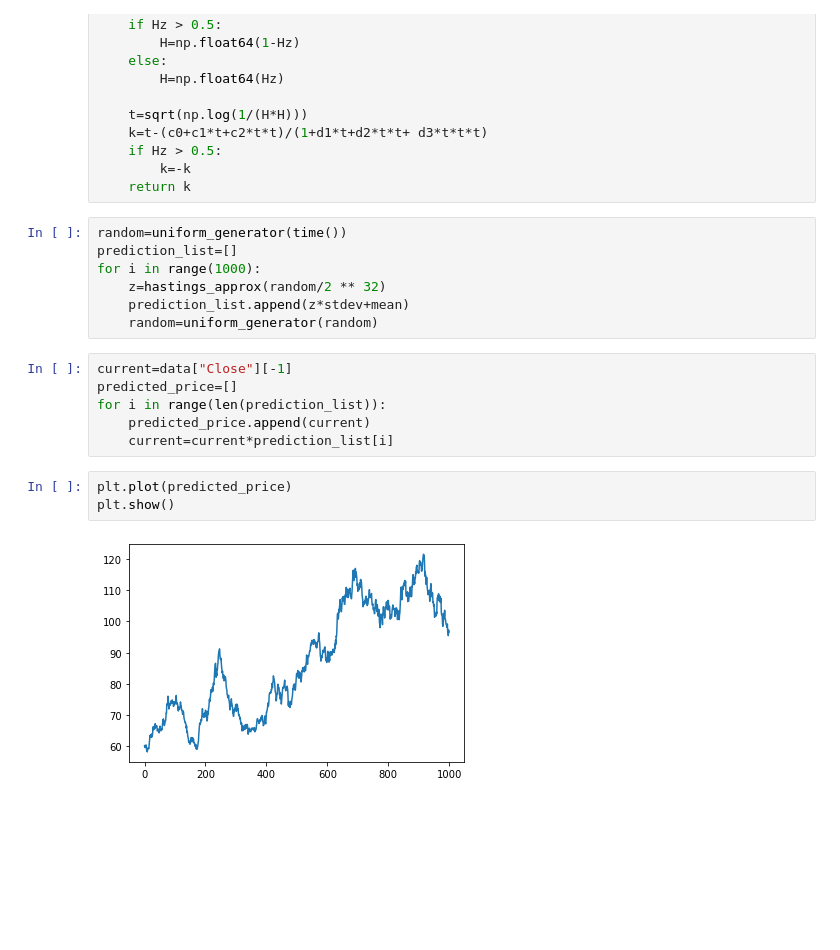
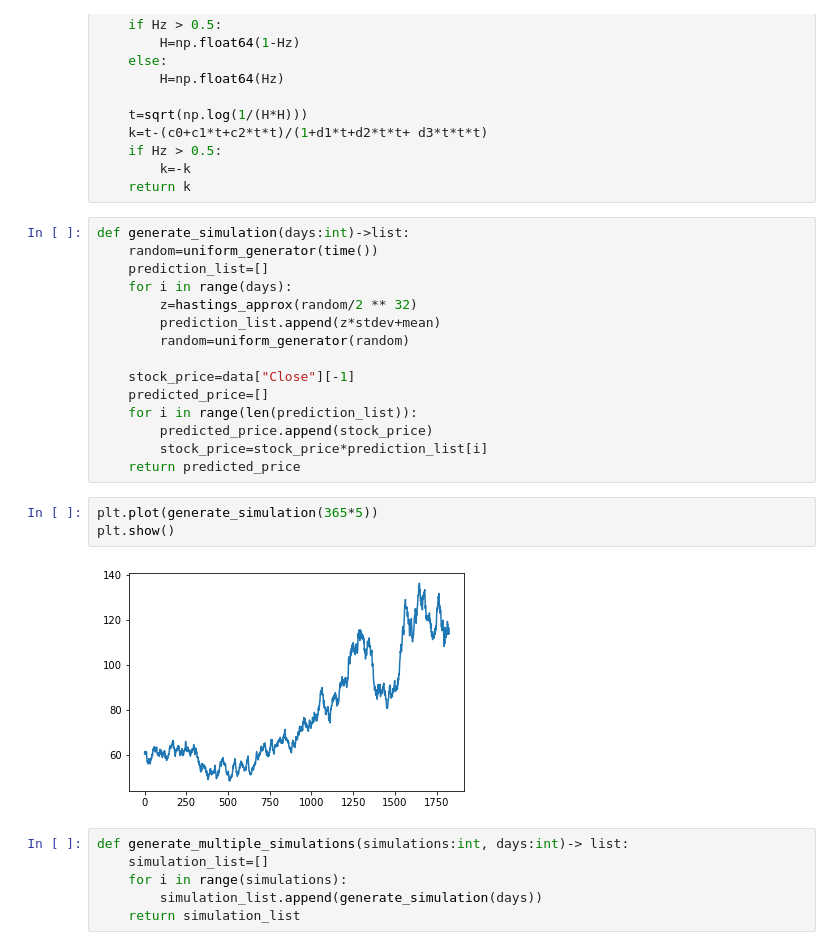
Before and after one commit to Borna2803/Monte_Carlo, a Jupyter notebook: monte_carlo.ipynb, the cells around one changed output. Drawn from its saved outputs; the diff is of its cells as text; blank space fills up the shorter version.

Commit message:
multiple simulations added

```diff
--- a/monte_carlo.ipynb
+++ b/monte_carlo.ipynb
@@ -45,20 +45,28 @@ def hastings_approx(u:float)->int:
         k=-k
     return k
 # %%
-random=uniform_generator(time())
-prediction_list=[]
-for i in range(1000):
-    z=hastings_approx(random/2 ** 32)
-    prediction_list.append(z*stdev+mean)
-    random=uniform_generator(random)
+def generate_simulation(days:int)->list:
+    random=uniform_generator(time())
+    prediction_list=[]
+    for i in range(days):
+        z=hastings_approx(random/2 ** 32)
+        prediction_list.append(z*stdev+mean)
+        random=uniform_generator(random)
+
+    stock_price=data["Close"][-1]
+    predicted_price=[]
+    for i in range(len(prediction_list)):
+        predicted_price.append(stock_price)
+        stock_price=stock_price*prediction_list[i]
+    return predicted_price
-# %%
-current=data["Close"][-1]
-predicted_price=[]
-for i in range(len(prediction_list)):
-    predicted_price.append(current)
-    current=current*prediction_list[i]
 # %%
-plt.plot(predicted_price)
+plt.plot(generate_simulation(365*5))
 plt.show()
 # %% [output]
-[figure, old version]
+[figure, new version]
+# %%
+def generate_multiple_simulations(simulations:int, days:int)-> list:
+    simulation_list=[]
+    for i in range(simulations):
+        simulation_list.append(generate_simulation(days))
+    return simulation_list
```
Also changed, not shown: parts of 1 cell of this notebook.
